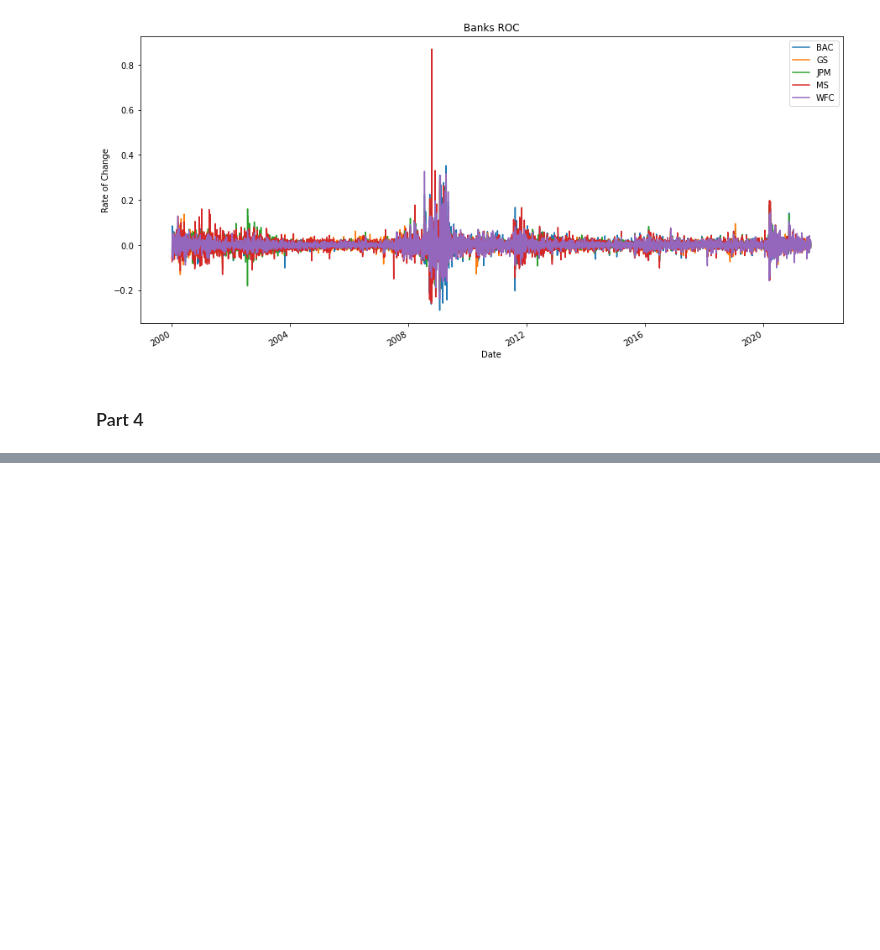
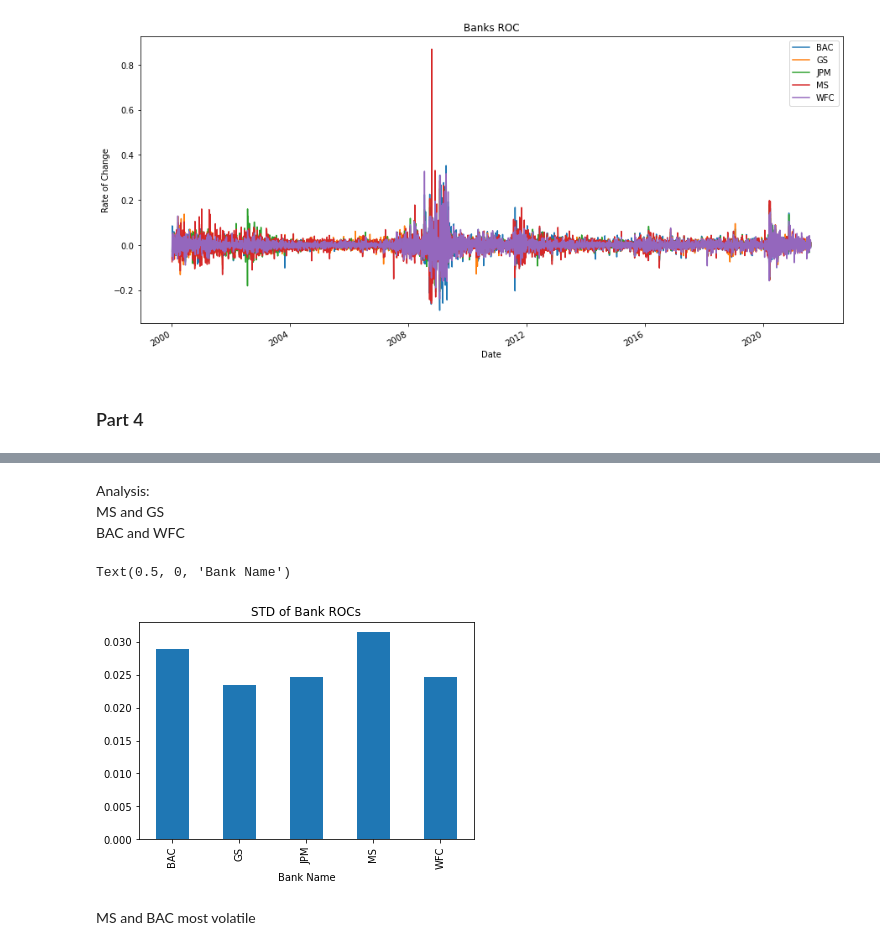
Before and after one commit to illeanz/w1challenge, a Jupyter notebook: w1 data challenge.ipynb, the cells around one changed output, grey strips where cells are left out. Cells and saved outputs as stored; diff of their text form; code cells hidden in the pictures; blank space fills up the shorter version.

```diff
--- a/w1 data challenge.ipynb
+++ b/w1 data challenge.ipynb
@@ -104,0 +128,13 @@ BAC, WFC, JPM all jumped in late September/early October of 2008
+# %% [markdown]
+Analysis:
+MS and GS
+BAC and WFC
+# %%
+data_roc.std().plot(kind="bar")
+plt.title("STD of Bank ROCs")
+plt.xlabel("Bank Name")
+# %% [output]
+Text(0.5, 0, 'Bank Name')
+[figure, added]
+# %% [markdown]
+MS and BAC most volatile
```
Also changed, not shown: parts of 14 cells of this notebook.
